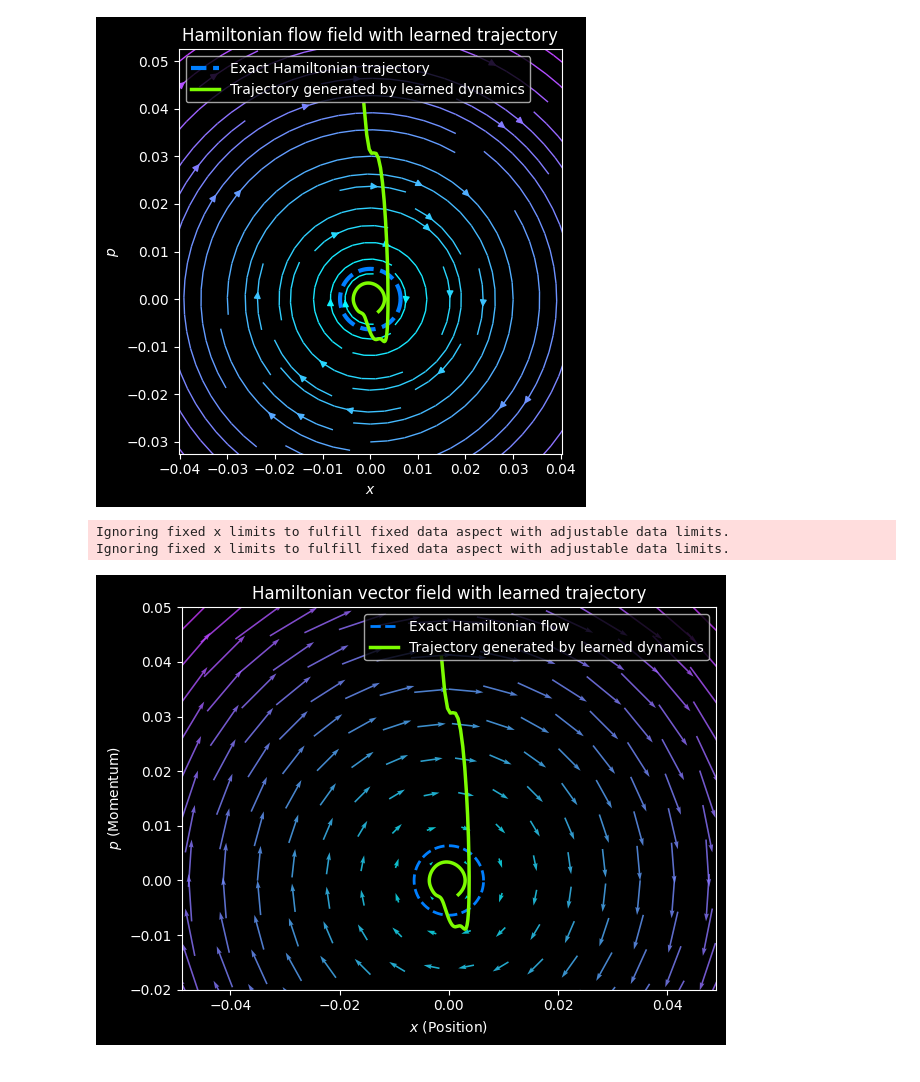
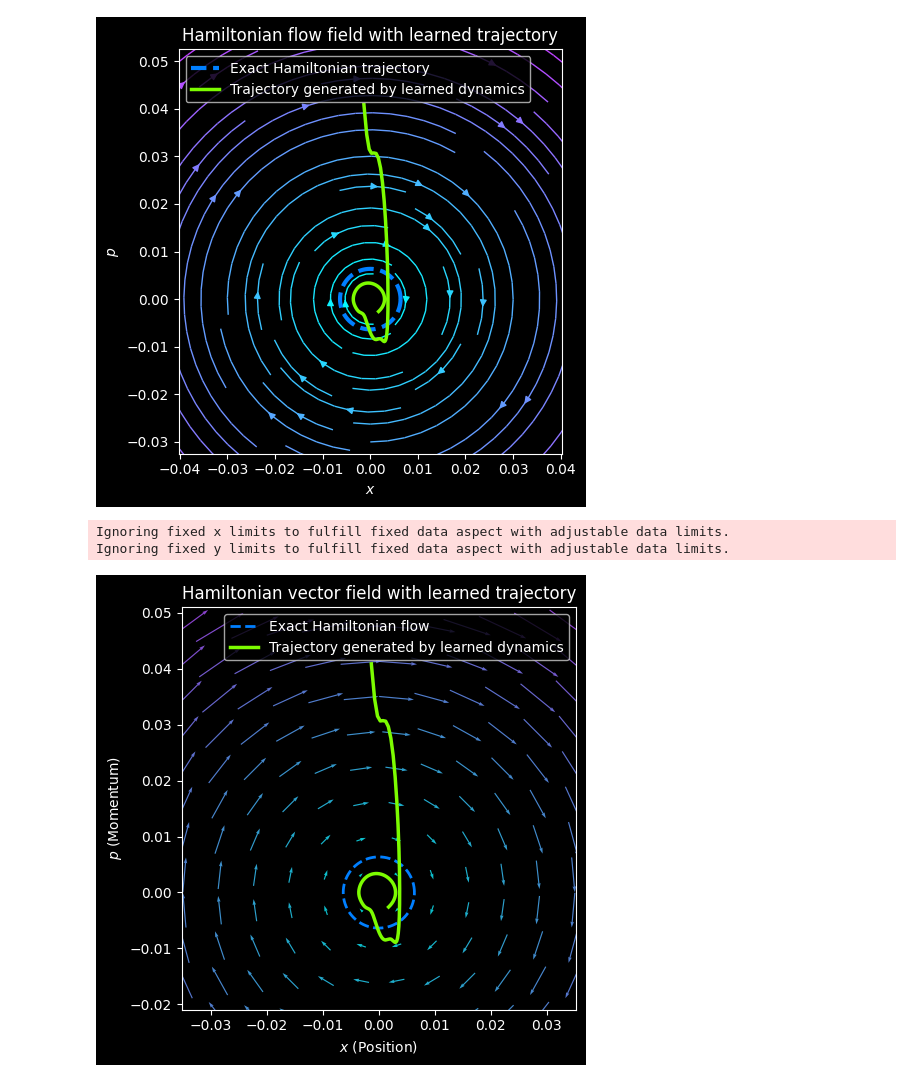
Before and after one commit to Scriber-Labs/lf-pinn-harmonic-oscillator, a Jupyter notebook: notebooks/demo.ipynb, the cells around one changed output. Drawn from its saved outputs; the diff is of its cells as text; code cells hidden in the pictures.

```diff
--- a/notebooks/demo.ipynb
+++ b/notebooks/demo.ipynb
@@ -257,6 +257,8 @@ Ignoring fixed y limits to fulfill fixed data aspect with adjustable data limits
 U = P
 V = -omega**2 * X
 speed = np.sqrt(U**2 + V**2)
+
+plt.figure(figsize=(5, 5))
 
 # 3. Plot the Vector Field (Quiver)
 # 'pivot'='mid' centers the arrows on the grid points
@@ -284,32 +286,32 @@ plt.plot(
     color="#007FFF",
     lw=2,
     label="Exact Hamiltonian flow"
 )
 
 # --- PINN trajectory ---
 plt.plot(
     x_np,
     p_np,
     color="#7CFC00",
     lw=2.5,
     label="Trajectory generated by learned dynamics"
 )
 
 # 6. Final Formatting
 plt.xlabel(r"$x$ (Position)")
 plt.ylabel(r"$p$ (Momentum)")
 plt.title("Hamiltonian vector field with learned trajectory")
 plt.legend(frameon=True, loc='upper right')
 plt.axis("equal")
 
 # Set limits based on your existing scale
 plt.xlim(-0.035, 0.035)
 plt.ylim(-0.02, 0.05)
 
 plt.tight_layout()
 plt.savefig("../artifacts/phase_space_quiver.png", dpi=200)
 plt.show()
 # %% [output]
 Ignoring fixed x limits to fulfill fixed data aspect with adjustable data limits.
-Ignoring fixed x limits to fulfill fixed data aspect with adjustable data limits.
+Ignoring fixed y limits to fulfill fixed data aspect with adjustable data limits.
-[figure, old version]
+[figure, new version]
```
